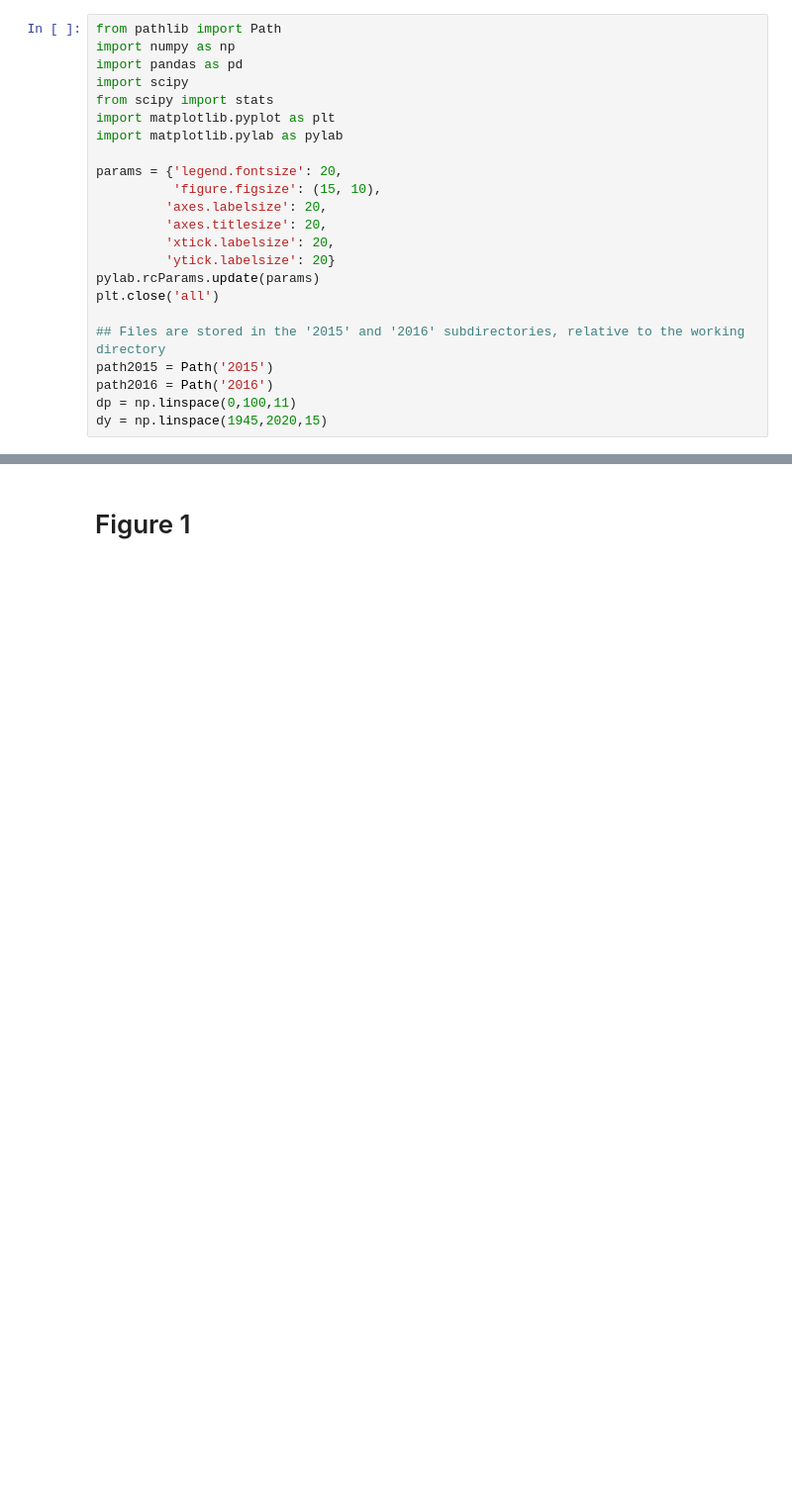
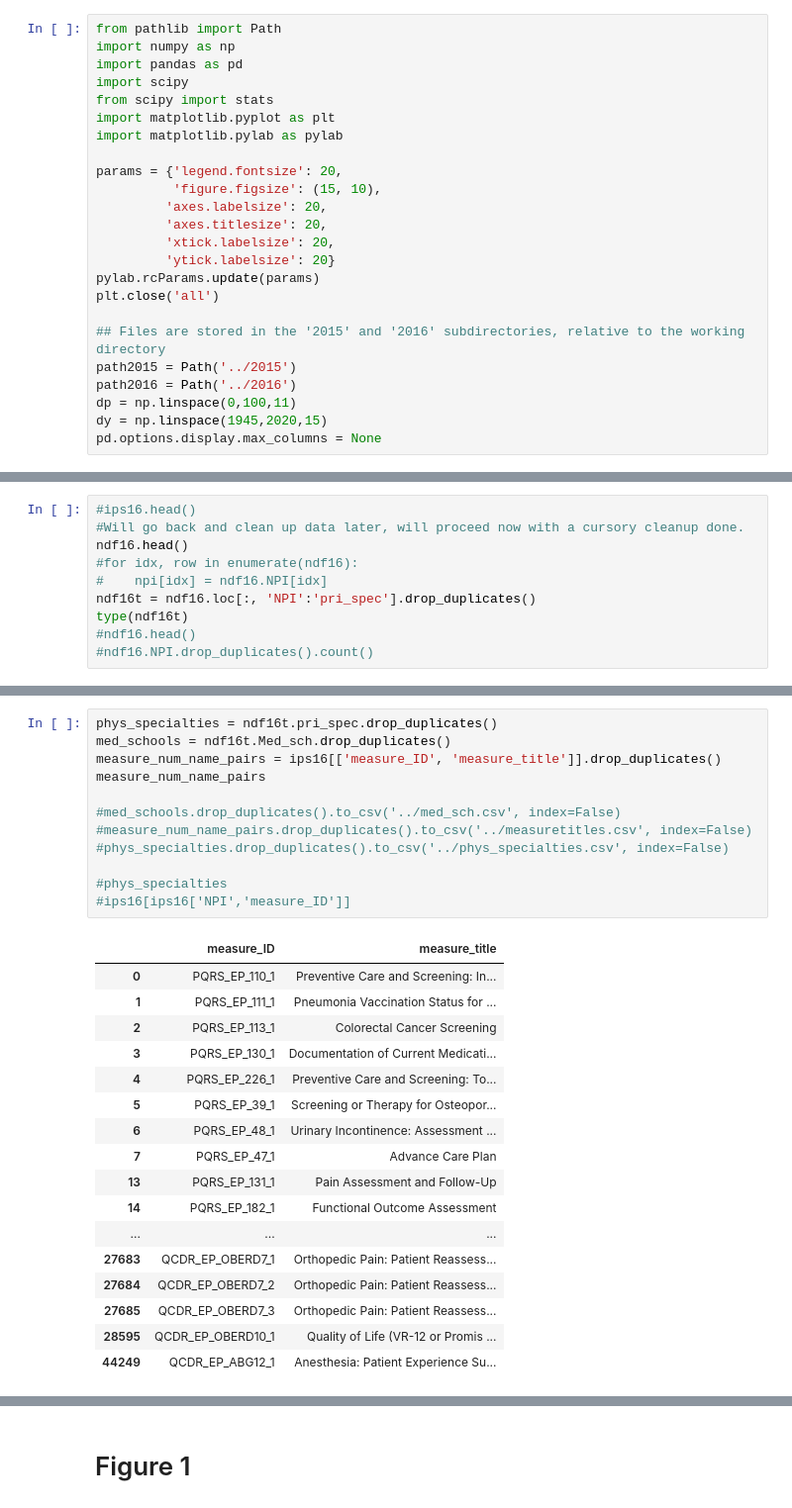
Before and after one commit to scottjn/jnscott_tdi, a Jupyter notebook: jnscott_tdi_medicare.ipynb, the cells around one changed output, grey strips where cells are left out. Shown at 99% size. Drawn from its saved outputs; the diff is of its cells as text; blank space fills up the shorter version.

```diff
--- a/jnscott_tdi_medicare.ipynb
+++ b/jnscott_tdi_medicare.ipynb
@@ -17,10 +17,11 @@ pylab.rcParams.update(params)
 plt.close('all')
 
 ## Files are stored in the '2015' and '2016' subdirectories, relative to the working directory
-path2015 = Path('2015')
-path2016 = Path('2016')
+path2015 = Path('../2015')
+path2016 = Path('../2016')
 dp = np.linspace(0,100,11)
 dy = np.linspace(1945,2020,15)
+pd.options.display.max_columns = None
 # %%
 ## Column names in the 2016 version of the Physician Compare National Downloadable File are simple and coding-friendly
 ## except for a leading space in all columns after the first. That file is read first and its column names (with leading
@@ -62,0 +67,10 @@ cud16 = pd.read_csv(path2016 / 'Physician_Compare_Clinician_Utilization_Data.csv
+# %%
+#ips16.head()
+#Will go back and clean up data later, will proceed now with a cursory cleanup done.
+ndf16.head()
+#for idx, row in enumerate(ndf16):
+#    npi[idx] = ndf16.NPI[idx]
+ndf16t = ndf16.loc[:, 'NPI':'pri_spec'].drop_duplicates()
+type(ndf16t)
+#ndf16.head()
+#ndf16.NPI.drop_duplicates().count()
@@ -62,0 +131,30 @@ cud16 = pd.read_csv(path2016 / 'Physician_Compare_Clinician_Utilization_Data.csv
+# %%
+phys_specialties = ndf16t.pri_spec.drop_duplicates()
+med_schools = ndf16t.Med_sch.drop_duplicates()
+measure_num_name_pairs = ips16[['measure_ID', 'measure_title']].drop_duplicates()
+measure_num_name_pairs
+
+#med_schools.drop_duplicates().to_csv('../med_sch.csv', index=False)
+#measure_num_name_pairs.drop_duplicates().to_csv('../measuretitles.csv', index=False)
+#phys_specialties.drop_duplicates().to_csv('../phys_specialties.csv', index=False)
+
+#phys_specialties
+#ips16[ips16['NPI','measure_ID']]
+# %% [output]
+|  | measure_ID | measure_title |
+| 0 | PQRS_EP_110_1 | Preventive Care and Screening: In... |
+| 1 | PQRS_EP_111_1 | Pneumonia Vaccination Status for ... |
+| 2 | PQRS_EP_113_1 | Colorectal Cancer Screening |
+| 3 | PQRS_EP_130_1 | Documentation of Current Medicati... |
+| 4 | PQRS_EP_226_1 | Preventive Care and Screening: To... |
+| 5 | PQRS_EP_39_1 | Screening or Therapy for Osteopor... |
+| 6 | PQRS_EP_48_1 | Urinary Incontinence: Assessment ... |
+| 7 | PQRS_EP_47_1 | Advance Care Plan |
+| 13 | PQRS_EP_131_1 | Pain Assessment and Follow-Up |
+| 14 | PQRS_EP_182_1 | Functional Outcome Assessment |
+| ... | ... | ... |
+| 27683 | QCDR_EP_OBERD7_1 | Orthopedic Pain: Patient Reassess... |
+| 27684 | QCDR_EP_OBERD7_2 | Orthopedic Pain: Patient Reassess... |
+| 27685 | QCDR_EP_OBERD7_3 | Orthopedic Pain: Patient Reassess... |
+| 28595 | QCDR_EP_OBERD10_1 | Quality of Life (VR-12 or Promis ... |
+| 44249 | QCDR_EP_ABG12_1 | Anesthesia: Patient Experience Su... |
```
Also changed, not shown: parts of 12 cells of this notebook.
